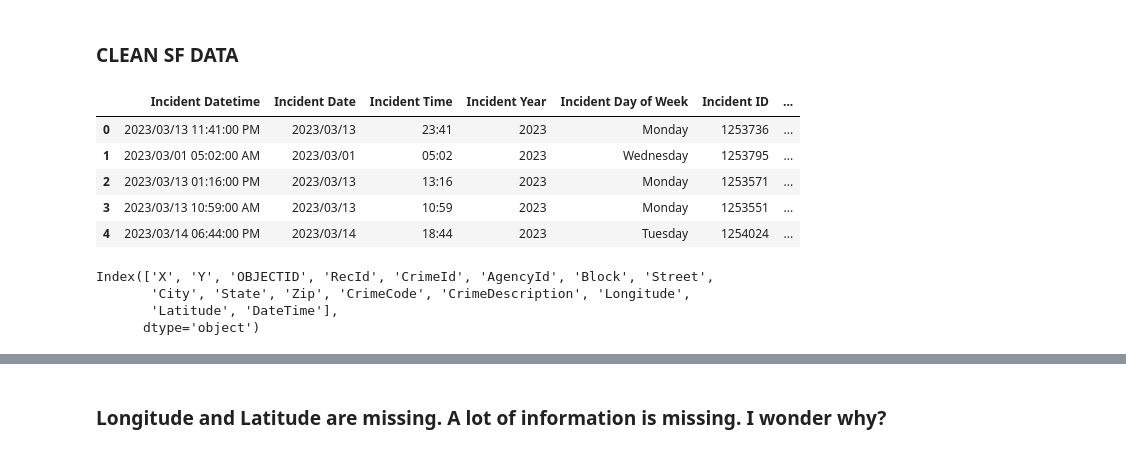
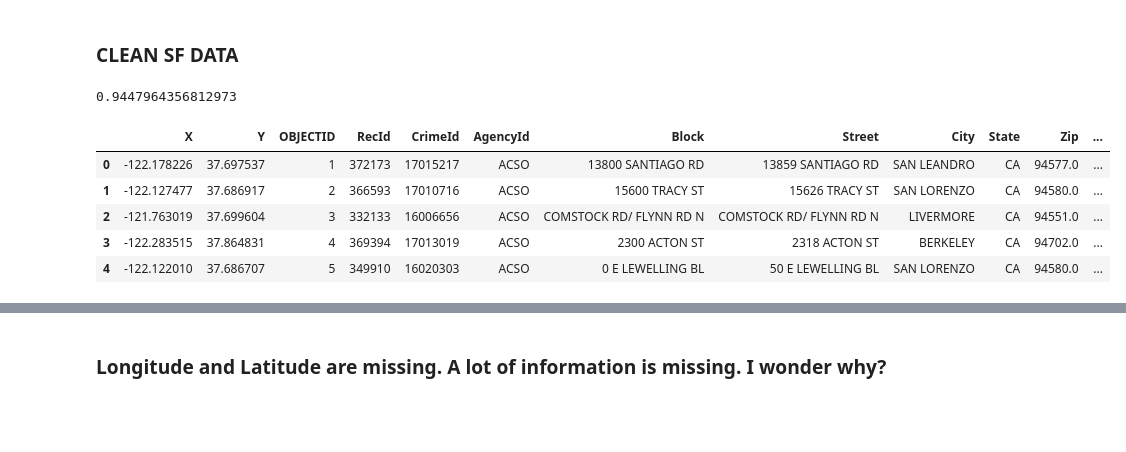
Before and after one commit to mvoutov/ieor142-ml, a Jupyter notebook: CrimePredict.ipynb, the cells around one changed output, grey strips where cells are left out. Saved outputs shown, nothing was run; the diff lists cells and outputs as text; code cells hidden in the pictures; blank space fills up the shorter version.

Commit message:
clean up data

```diff
--- a/CrimePredict.ipynb
+++ b/CrimePredict.ipynb
@@ -107,20 +107,17 @@ Index(['Incident Datetime', 'Incident Date', 'Incident Time', 'Incident Year',
 sf_data = sf_data[['Incident Datetime', 'Incident Date', 'Incident Time', 'Incident Year',
        'Incident Day of Week', 'Incident ID',
        'Incident Category', 'Incident Subcategory',
-       'Police District', 'Latitude', 'Longitude'
-      ]]
-sf_data.head()
+       'Police District', 'Latitude', 'Longitude']]
+
+sf_data = sf_data.dropna()
 # %% [output]
-|  | Incident Datetime | Incident Date | Incident Time | Incident Year | Incident Day of Week | Incident ID | ... |
-| 0 | 2023/03/13 11:41:00 PM | 2023/03/13 | 23:41 | 2023 | Monday | 1253736 | ... |
-| 1 | 2023/03/01 05:02:00 AM | 2023/03/01 | 05:02 | 2023 | Wednesday | 1253795 | ... |
-| 2 | 2023/03/13 01:16:00 PM | 2023/03/13 | 13:16 | 2023 | Monday | 1253571 | ... |
-| 3 | 2023/03/13 10:59:00 AM | 2023/03/13 | 10:59 | 2023 | Monday | 1253551 | ... |
-| 4 | 2023/03/14 06:44:00 PM | 2023/03/14 | 18:44 | 2023 | Tuesday | 1254024 | ... |
+0.9447964356812973
 # %%
-al_data.columns
+al_data.head()
 # %% [output]
-Index(['X', 'Y', 'OBJECTID', 'RecId', 'CrimeId', 'AgencyId', 'Block', 'Street',
-       'City', 'State', 'Zip', 'CrimeCode', 'CrimeDescription', 'Longitude',
-       'Latitude', 'DateTime'],
-      dtype='object')
+|  | X | Y | OBJECTID | RecId | CrimeId | AgencyId | Block | Street | City | State | Zip | ... |
+| 0 | -122.178226 | 37.697537 | 1 | 372173 | 17015217 | ACSO | 13800 SANTIAGO RD | 13859 SANTIAGO RD | SAN LEANDRO | CA | 94577.0 | ... |
+| 1 | -122.127477 | 37.686917 | 2 | 366593 | 17010716 | ACSO | 15600 TRACY ST | 15626 TRACY ST | SAN LORENZO | CA | 94580.0 | ... |
+| 2 | -121.763019 | 37.699604 | 3 | 332133 | 16006656 | ACSO | COMSTOCK RD/ FLYNN RD N | COMSTOCK RD/ FLYNN RD N | LIVERMORE | CA | 94551.0 | ... |
+| 3 | -122.283515 | 37.864831 | 4 | 369394 | 17013019 | ACSO | 2300 ACTON ST | 2318 ACTON ST | BERKELEY | CA | 94702.0 | ... |
+| 4 | -122.122010 | 37.686707 | 5 | 349910 | 16020303 | ACSO | 0 E LEWELLING BL | 50 E LEWELLING BL | SAN LORENZO | CA | 94580.0 | ... |
```
Also changed, not shown: parts of 1 cell of this notebook.
